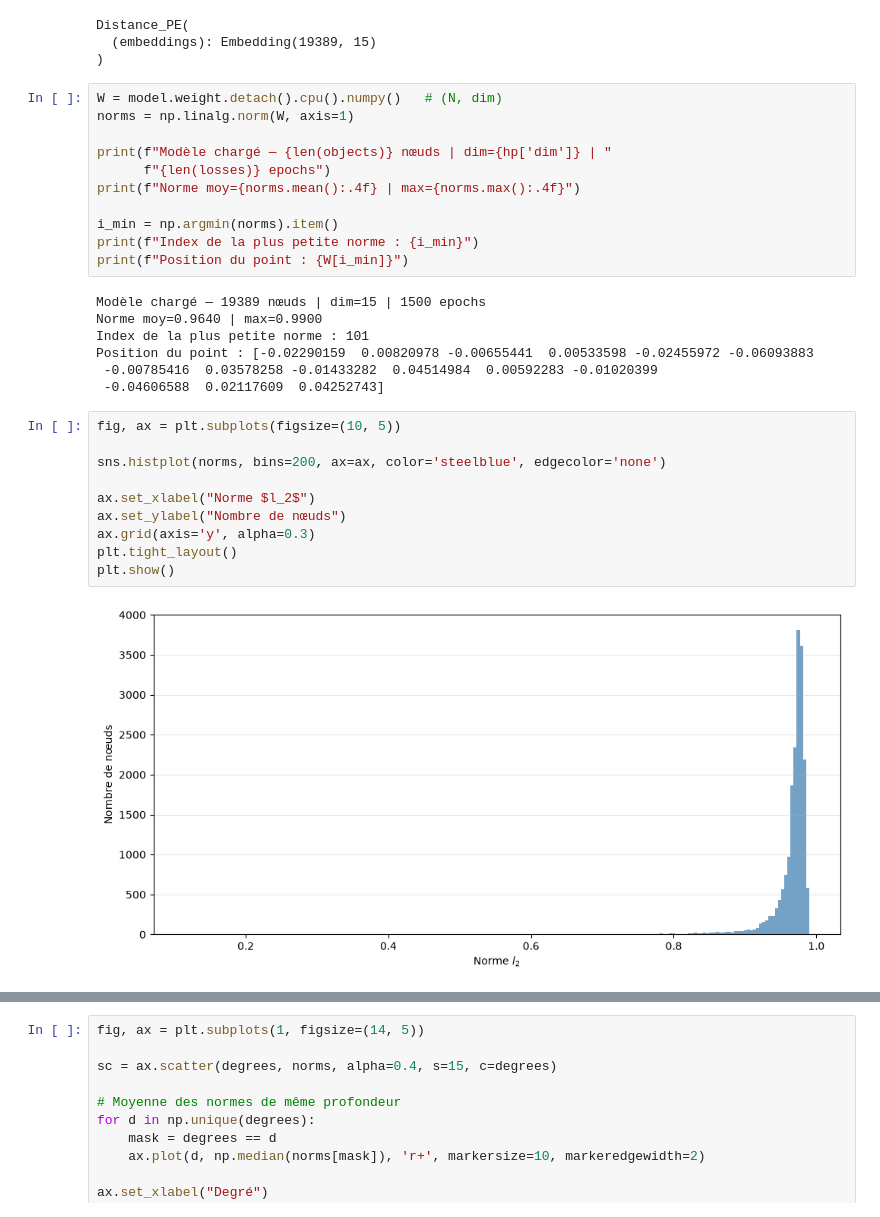
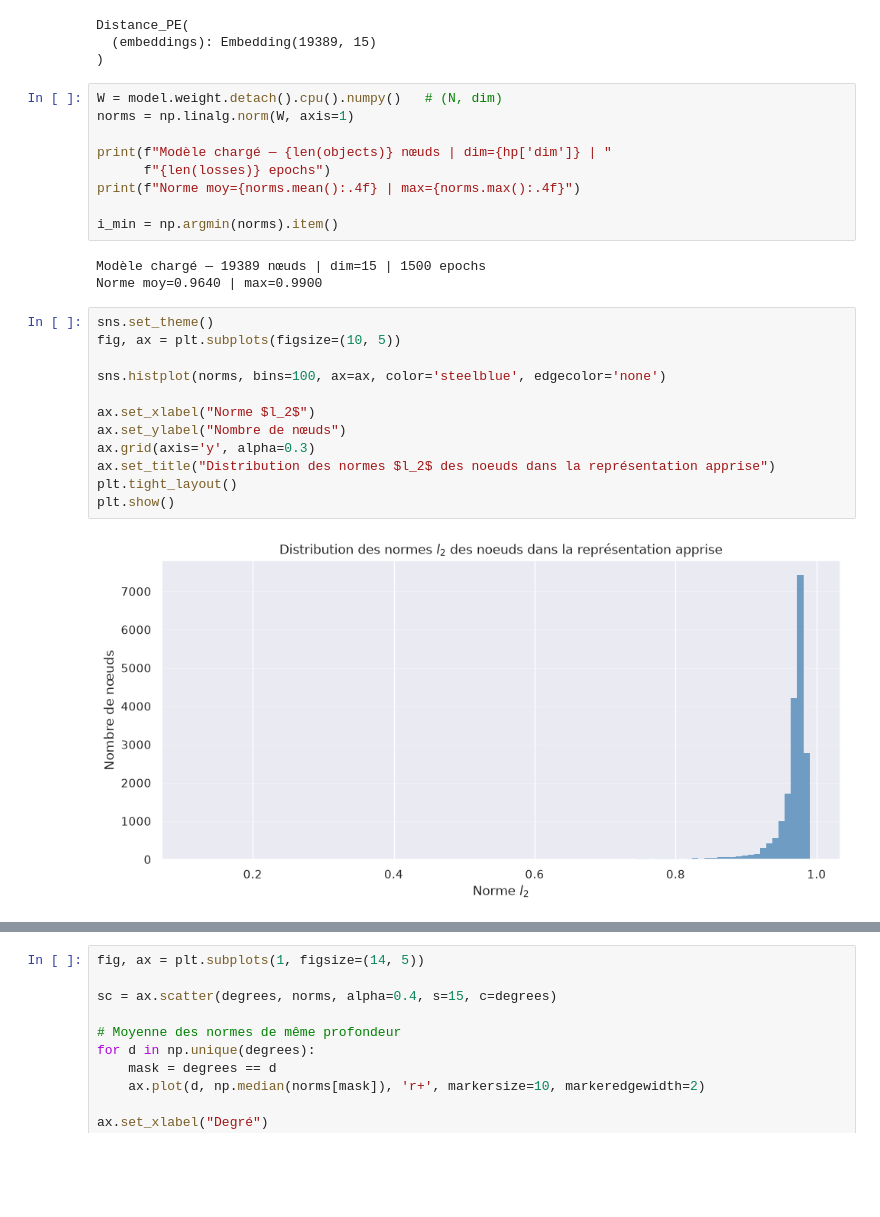
Before and after one commit to averniere/OT_simulation_maladies, a Jupyter notebook: Embeddings/analyse.ipynb, the cells around one changed output, grey strips where cells are left out. Drawn from its saved outputs; the diff is of its cells as text; blank space fills up the shorter version.

```diff
--- a/Embeddings/analyse.ipynb
+++ b/Embeddings/analyse.ipynb
@@ -53,26 +68,22 @@ print(f"Modèle chargé — {len(objects)} nœuds | dim={hp['dim']} | "
 print(f"Norme moy={norms.mean():.4f} | max={norms.max():.4f}")
 
 i_min = np.argmin(norms).item()
-print(f"Index de la plus petite norme : {i_min}")
-print(f"Position du point : {W[i_min]}")
 # %% [output]
 Modèle chargé — 19389 nœuds | dim=15 | 1500 epochs
 Norme moy=0.9640 | max=0.9900
-Index de la plus petite norme : 101
-Position du point : [-0.02290159  0.00820978 -0.00655441  0.00533598 -0.02455972 -0.06093883
- -0.00785416  0.03578258 -0.01433282  0.04514984  0.00592283 -0.01020399
- -0.04606588  0.02117609  0.04252743]
 # %%
+sns.set_theme()
 fig, ax = plt.subplots(figsize=(10, 5))
 
-sns.histplot(norms, bins=200, ax=ax, color='steelblue', edgecolor='none')
+sns.histplot(norms, bins=100, ax=ax, color='steelblue', edgecolor='none')
 
 ax.set_xlabel("Norme $l_2$")
 ax.set_ylabel("Nombre de nœuds")
 ax.grid(axis='y', alpha=0.3)
+ax.set_title("Distribution des normes $l_2$ des noeuds dans la représentation apprise")
 plt.tight_layout()
 plt.show()
 # %% [output]
-[figure, old version]
+[figure, new version]
 # %%
 # Correlation degré/norme l2
```
Also changed, not shown: parts of 7 cells of this notebook, 5 other files.
